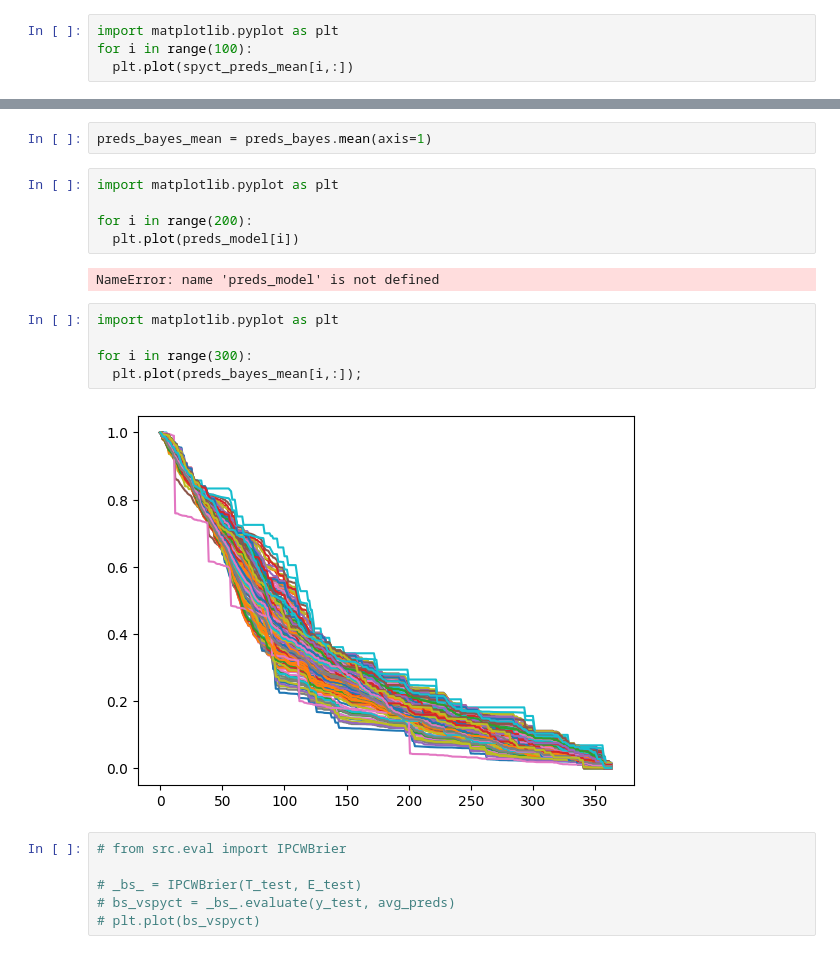
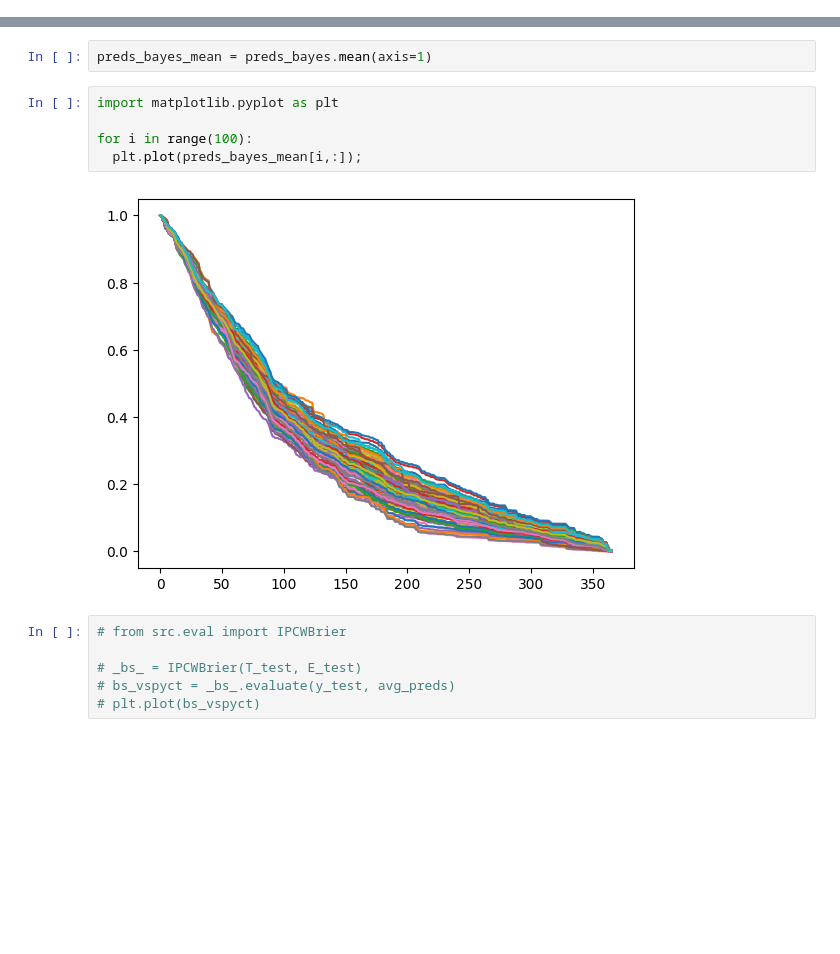
Before and after one commit to viksa98/variational_spyct, a Jupyter notebook: notebooks/02_hecat_dataset.ipynb, the cells around one changed output, grey strips where cells are left out. Drawn from its saved outputs; the diff is of its cells as text; blank space fills up the shorter version.

```diff
--- a/notebooks/02_hecat_dataset.ipynb
+++ b/notebooks/02_hecat_dataset.ipynb
@@ -45,4 +39,0 @@ spyct_preds_mean = spyct_preds.mean(axis=1)
-# %%
-import matplotlib.pyplot as plt
-for i in range(100):
-  plt.plot(spyct_preds_mean[i,:])
@@ -95,17 +44,10 @@ preds_bayes_mean = preds_bayes.mean(axis=1)
 # %%
 import matplotlib.pyplot as plt
 
-for i in range(200):
-  plt.plot(preds_model[i])
+for i in range(100):
+  plt.plot(preds_bayes_mean[i,:]);
 # %% [output]
-NameError: name 'preds_model' is not defined
+[figure, added]
-# %%
-import matplotlib.pyplot as plt
-
-for i in range(300):
-  plt.plot(preds_bayes_mean[i,:]);
-# %% [output]
-[figure, removed]
 # %%
 # from src.eval import IPCWBrier
 
```
Also changed, not shown: parts of 34 cells of this notebook, 4 other files.
